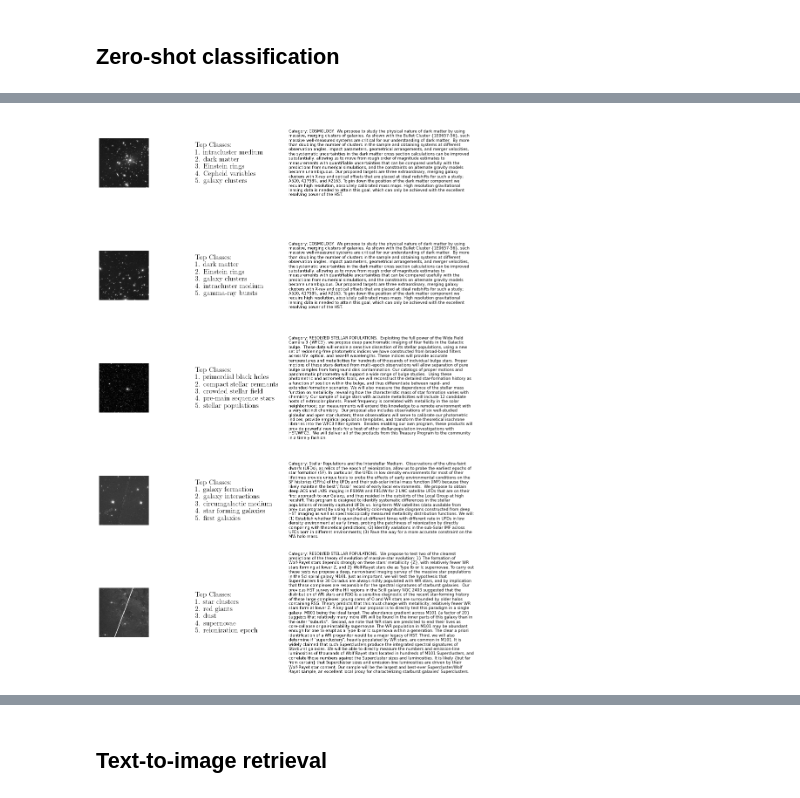
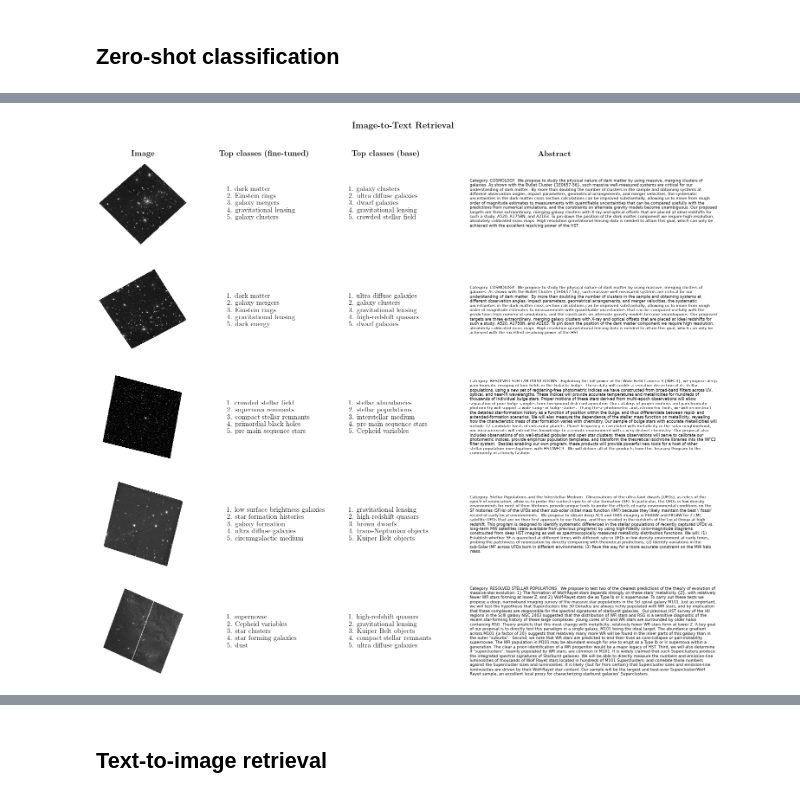
Before and after one commit to smsharma/PAPERCLIP-Hubble, a Jupyter notebook: notebooks/03_eval.ipynb, the cells around one changed output, grey strips where cells are left out. Saved outputs shown, nothing was run; the diff lists cells and outputs as text; code cells hidden in the pictures.

Commit message:
Add retrieval acc and image to text retrieval plots

```diff
--- a/notebooks/03_eval.ipynb
+++ b/notebooks/03_eval.ipynb
@@ -112,18 +105,3 @@ urllib.request.urlretrieve("https://raw.githubusercontent.com/astrothesaurus/UAT
-# %%
-import csv
-
-concepts = []
-
-with open('data/UAT.csv') as f:
-    reader = csv.reader(f)
-    next(reader)
-
-    for row in reader:
-        text = []
-        for level in row:
-            if level:
-                text.append(level)
-        concepts.append(', '.join(text))
 # %%
 import jax.numpy as np
 
@@ -132,8 +110,8 @@ images = np.array(images)
 captions = captions.numpy().tolist()
 captions = [c.decode('utf-8') for c in captions]
 # %%
-images = center_crop(images, 224, 224)
-inputs_images = processor(text=captions, images=(images * 255.), return_tensors="np", padding="max_length", truncation=False, max_length=77)
+images_in = center_crop(images, 224, 224)
+inputs_images = processor(text=captions, images=(images_in * 255.), return_tensors="np", padding="max_length", truncation=False, max_length=77)
 # %%
 import matplotlib.pyplot as plt
 import matplotlib.gridspec as gridspec
@@ -241,37 +218,58 @@ indices = [0, 2, 12, 22, 26]  # Replace with your list of indices
 num_rows = len(indices)
 
 # Adjust the figsize and width_ratios as needed
-fig = plt.figure(figsize=(12, 18))  # Increased width for better layout
-gs = gridspec.GridSpec(nrows=num_rows, ncols=3, width_ratios=[2, 2, 6])
+fig = plt.figure(figsize=(20, 18))  # Increased width for better layout
+gs = gridspec.GridSpec(nrows=num_rows, ncols=4, width_ratios=[1, 1, 1, 2])
 
 for row, idx in enumerate(indices):
     # Compute features, similarities, etc. as before
 
     image_feat = model.get_image_features(inputs_images['pixel_values'][idx:idx + 1], params=restored_state.params);
     text_feat = model.get_text_features(**hubble_observation_categories_inputs, params=restored_state.params)
 
     cats = [hubble_observation_categories[i] for i in np.argsort(jax.vmap(cosine_similarity, in_axes=(0, None))(text_feat, image_feat[0]))[::-1]][:5]
     ranked_cats = [f"{i+1}. {cls}" for i, cls in enumerate(cats)]
-    cats_text = "{Top Classes:}\n" + "\n".join(ranked_cats)
+    cats_text = "\n".join(ranked_cats)
 
     # Add image to the first column
     ax_img = fig.add_subplot(gs[row, 0])
     ax_img.imshow(images[idx])
     ax_img.axis('off')
 
     # Add science cases to the second column
     ax_science = fig.add_subplot(gs[row, 1])
     ax_science.text(0.1, 0.5, cats_text, va='center', ha='left', fontsize=16)
     ax_science.axis('off')
 
-    # Add true abstract to the third column
-    ax_abstract = fig.add_subplot(gs[row, 2])
+    image_feat = model.get_image_features(inputs_images['pixel_values'][idx:idx + 1], params=state.params);
+    text_feat = model.get_text_features(**hubble_observation_categories_inputs, params=state.params)
+
+    cats = [hubble_observation_categories[i] for i in np.argsort(jax.vmap(cosine_similarity, in_axes=(0, None))(text_feat, image_feat[0]))[::-1]][:5]
+    ranked_cats = [f"{i+1}. {cls}" for i, cls in enumerate(cats)]
+    cats_text = "\n".join(ranked_cats)
+
+    # Add science cases to the second column
+    ax_science2 = fig.add_subplot(gs[row, 2])
+    ax_science2.text(0.1, 0.5, cats_text, va='center', ha='left', fontsize=16)
+    ax_science2.axis('off')
+
+    # Add true abstract to the fourth column
+    ax_abstract = fig.add_subplot(gs[row, 3])
     # Adjust the x-position and width of the text for better wrapping
     ax_abstract.text(0.05, 0.5, captions[idx], va='center', ha='left',fontsize=9, wrap=True, usetex=False)
     ax_abstract.axis('off')
 
+    if row == 0:
+        ax_img.set_title(r"\textbf{Image}")
+        ax_science.set_title(r"\textbf{Top classes (fine-tuned)}")
+        ax_science2.set_title(r"\textbf{Top classes (base)}")
+        ax_abstract.set_title(r"\textbf{Abstract}")
+
+# Add a general title for the whole figure (optional)
+fig.suptitle(r'\textbf{Image-to-Text Retrieval}', fontsize=20, y=1.02)
+
 # Adjust layout and display the plot
 plt.tight_layout()
-plt.show()
+plt.savefig("../paper/plots/itt.pdf", bbox_inches='tight', dpi=500)
 # %% [output]
-[figure, old version]
+[figure, new version]
```
Also changed, not shown: parts of 13 cells of this notebook, 5 other files.
